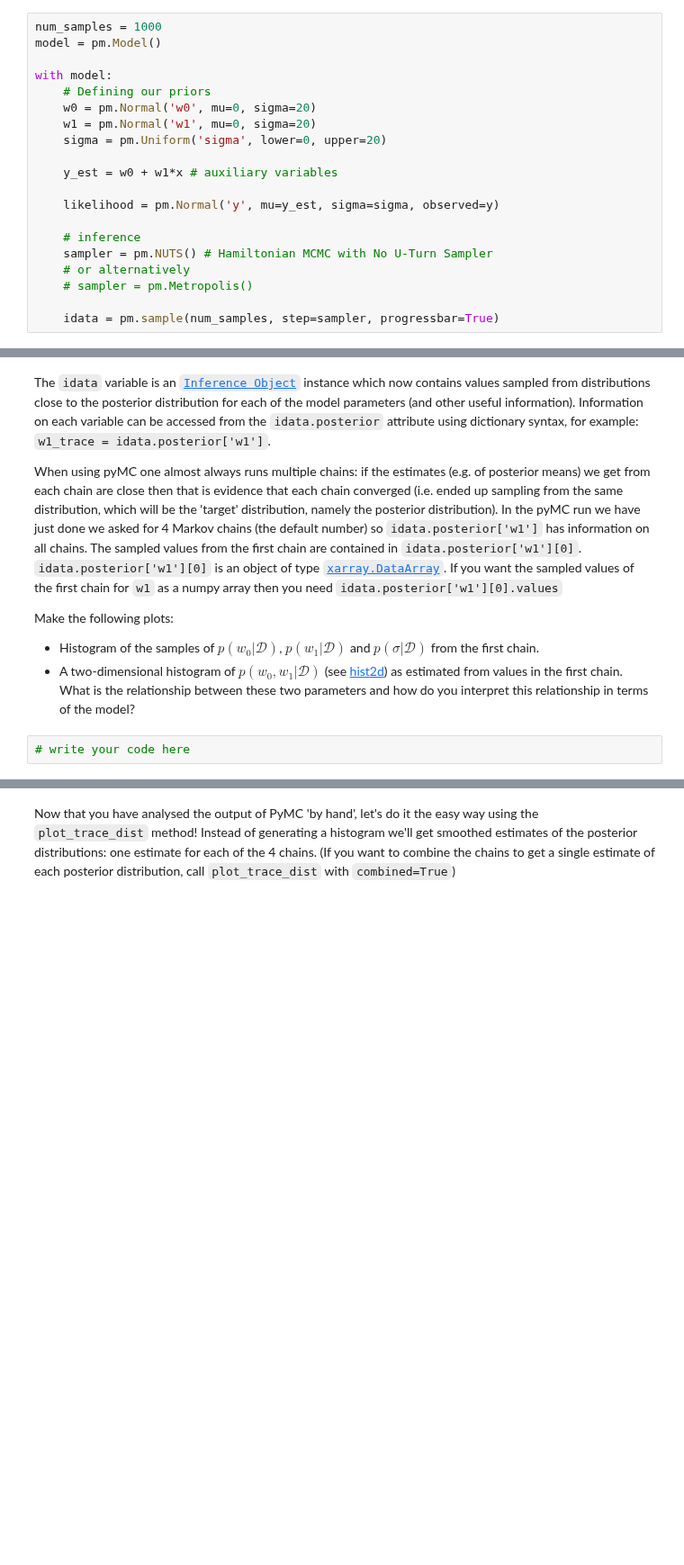
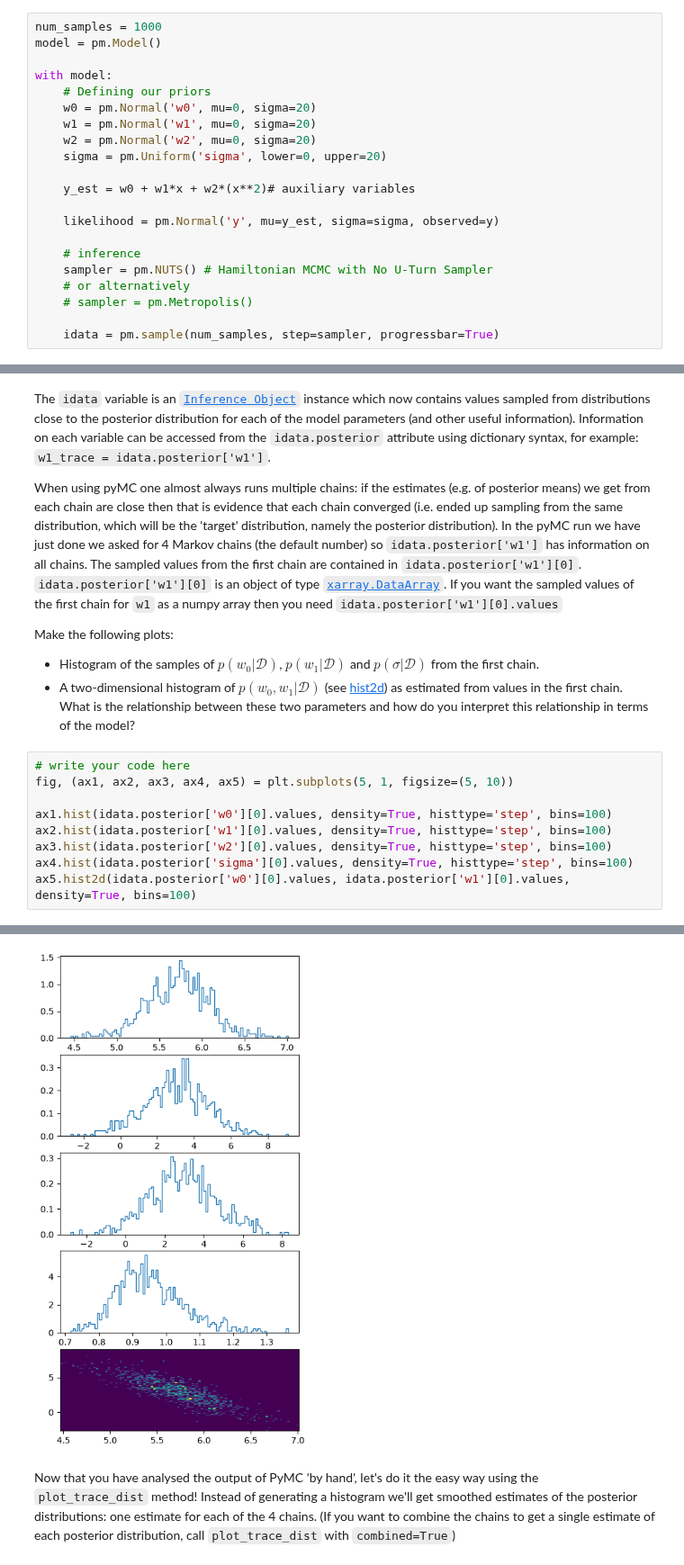
Before and after one commit to yaxuen05/lab_sheets_public, a Jupyter notebook: lab4/lab4-Bayesian_Networks_MCMC_PyMC3.ipynb, the cells around one changed output, grey strips where cells are left out. Shown at 90% size. Cells and saved outputs as stored; diff of their text form; blank space fills up the shorter version.

```diff
--- a/lab4/lab4-Bayesian_Networks_MCMC_PyMC3.ipynb
+++ b/lab4/lab4-Bayesian_Networks_MCMC_PyMC3.ipynb
@@ -180,9 +304,10 @@ with model:
     # Defining our priors
     w0 = pm.Normal('w0', mu=0, sigma=20)
     w1 = pm.Normal('w1', mu=0, sigma=20)
+    w2 = pm.Normal('w2', mu=0, sigma=20)
     sigma = pm.Uniform('sigma', lower=0, upper=20)
 
-    y_est = w0 + w1*x # auxiliary variables
+    y_est = w0 + w1*x + w2*(x**2)# auxiliary variables
 
     likelihood = pm.Normal('y', mu=y_est, sigma=sigma, observed=y)
 
@@ -200,5 +332,13 @@ When using pyMC one almost always runs multiple chains: if the estimates (e.g. o
 Make the following plots:
 - Histogram of the samples of $p(w_0 \vert \mathcal{D})$, $p(w_1 \vert \mathcal{D})$ and $p(\sigma \vert \mathcal{D})$ from the first chain.
 - A two-dimensional histogram of $p(w_0, w_1 \vert \mathcal{D})$ (see [hist2d](https://matplotlib.org/3.1.1/api/_as_gen/matplotlib.pyplot.hist2d.html)) as estimated from values in the first chain. What is the relationship between these two parameters and how do you interpret this relationship in terms of the model?
-# %%
-# write your code here
+# %%
+# write your code here
+fig, (ax1, ax2, ax3, ax4, ax5) = plt.subplots(5, 1, figsize=(5, 10))
+
+ax1.hist(idata.posterior['w0'][0].values, density=True, histtype='step', bins=100)
+ax2.hist(idata.posterior['w1'][0].values, density=True, histtype='step', bins=100)
+ax3.hist(idata.posterior['w2'][0].values, density=True, histtype='step', bins=100)
+ax4.hist(idata.posterior['sigma'][0].values, density=True, histtype='step', bins=100)
+ax5.hist2d(idata.posterior['w0'][0].values, idata.posterior['w1'][0].values, density=True, bins=100)
+# %% [output]
@@ -205,3 +362,4 @@ Make the following plots:
+[figure, added]
 # %% [markdown]
 Now that you have analysed the output of PyMC 'by hand', let's do it the easy way using the `plot_trace_dist` method! Instead of generating a histogram we'll get smoothed estimates of the posterior distributions: one estimate for each of the 4 chains. (If you want to combine the chains to get a single estimate of each posterior distribution, call `plot_trace_dist` with `combined=True`)
 # %%
```
Also changed, not shown: parts of 20 cells of this notebook.
